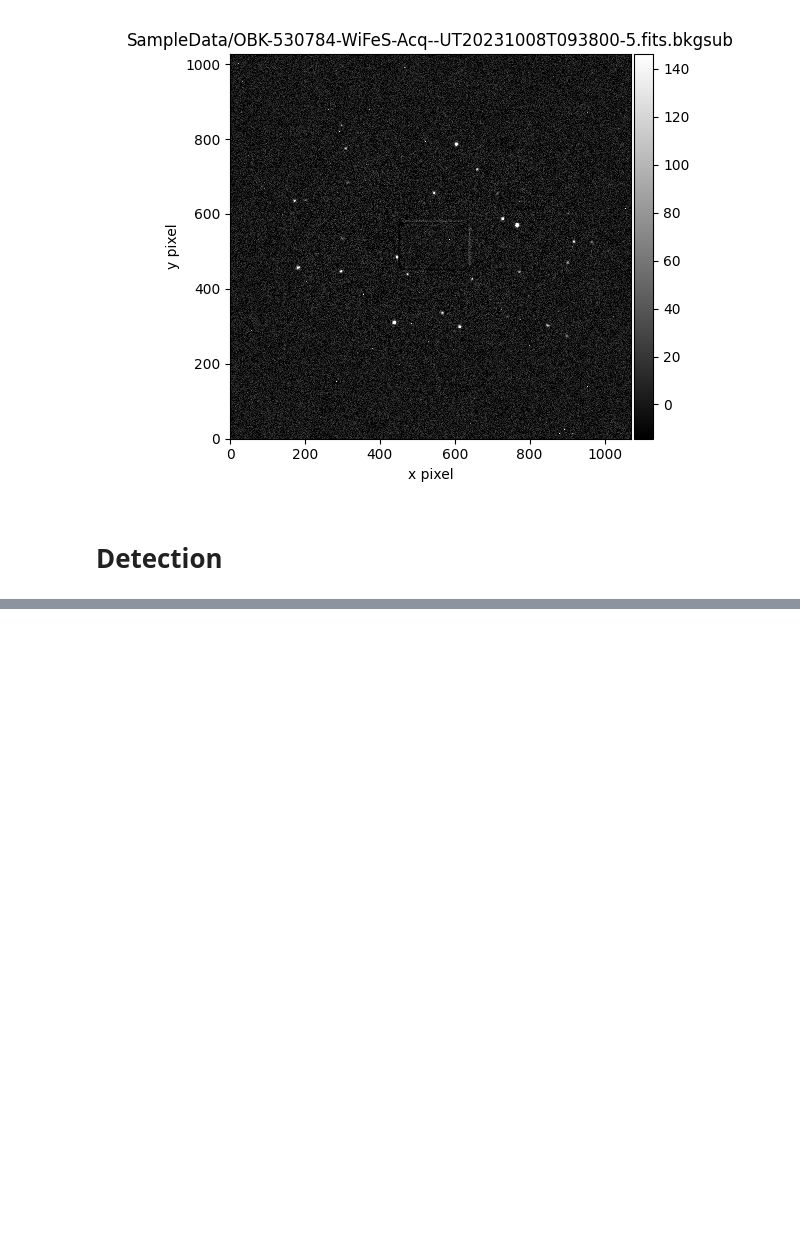
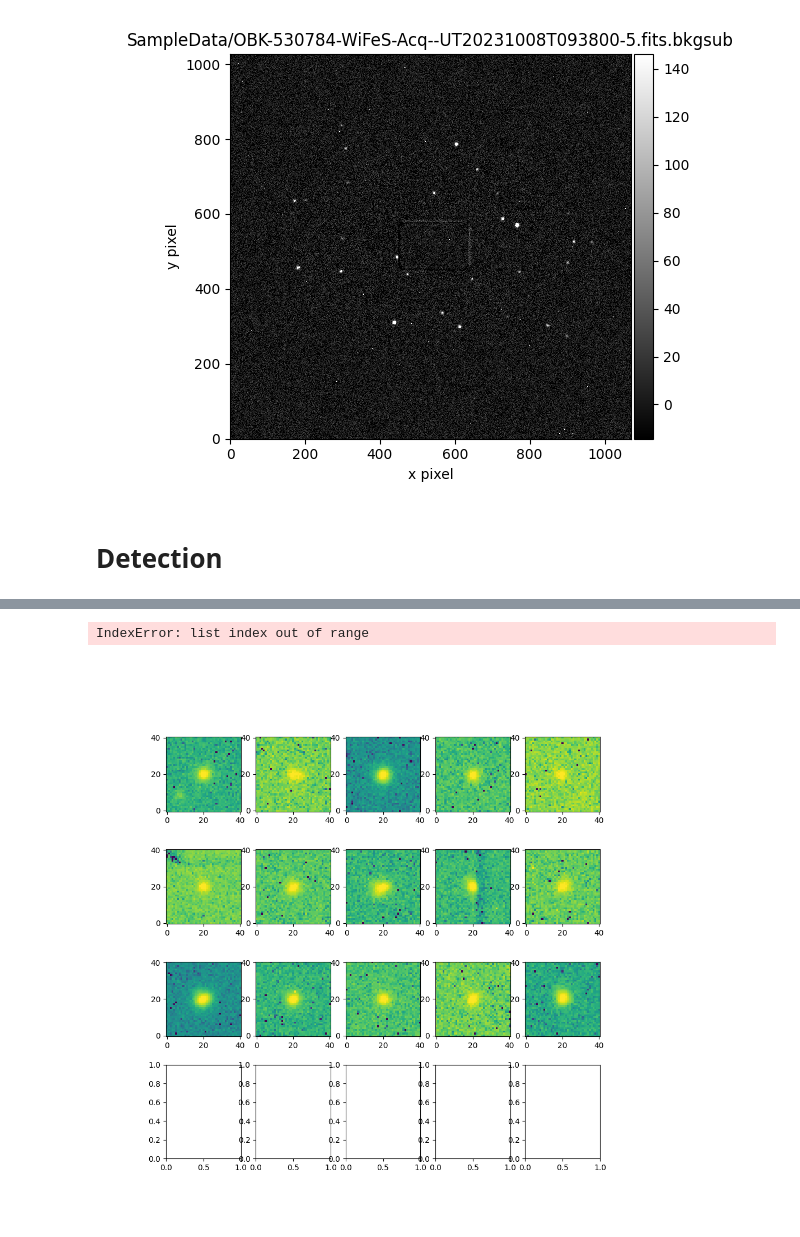
Before and after one commit to MaxFleming23/WiFeS_seeing, a Jupyter notebook: start.ipynb, the cells around one changed output, grey strips where cells are left out. Drawn from its saved outputs; the diff is of its cells as text; code cells hidden in the pictures; blank space fills up the shorter version.

```diff
--- a/start.ipynb
+++ b/start.ipynb
@@ -465,0 +471,24 @@ No.    Name      Ver    Type      Cards   Dimensions   Format
+# %%
+nddata = NDData(data=data)
+catalog = QTable()
+catalog['x'] = sources['xcentroid']
+catalog['y'] = sources['ycentroid']
+
+size = 41
+stars = extract_stars(
+    data=nddata,
+    catalogs=catalog,
+    size = size
+)
+# %%
+nrows = 4
+ncols = 5
+fig, ax = plt.subplots(nrows=nrows, ncols=ncols, figsize=(10, 10),squeeze=True)
+
+ax = ax.ravel()
+for i in range(nrows * ncols):
+    norm = simple_norm(stars[i], 'log', percent=99.0)
+    ax[i].imshow(stars[i], norm=norm, origin='lower', cmap='viridis')
+# %% [output]
+IndexError: list index out of range
+[figure, added]
```
Also changed, not shown: parts of 9 cells of this notebook.
